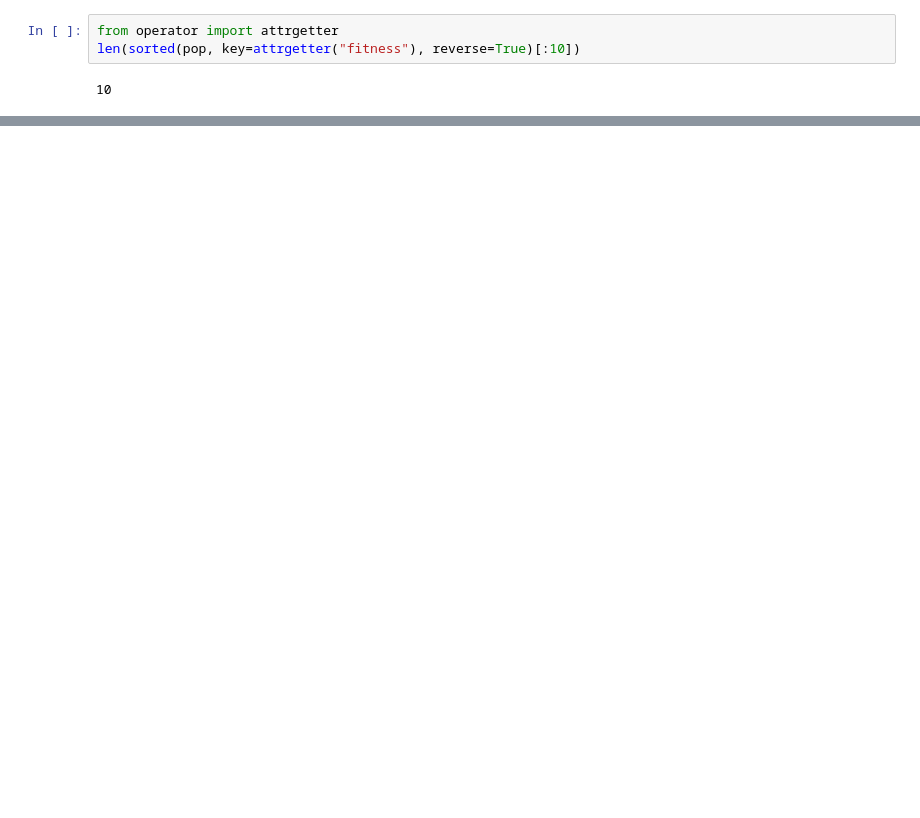
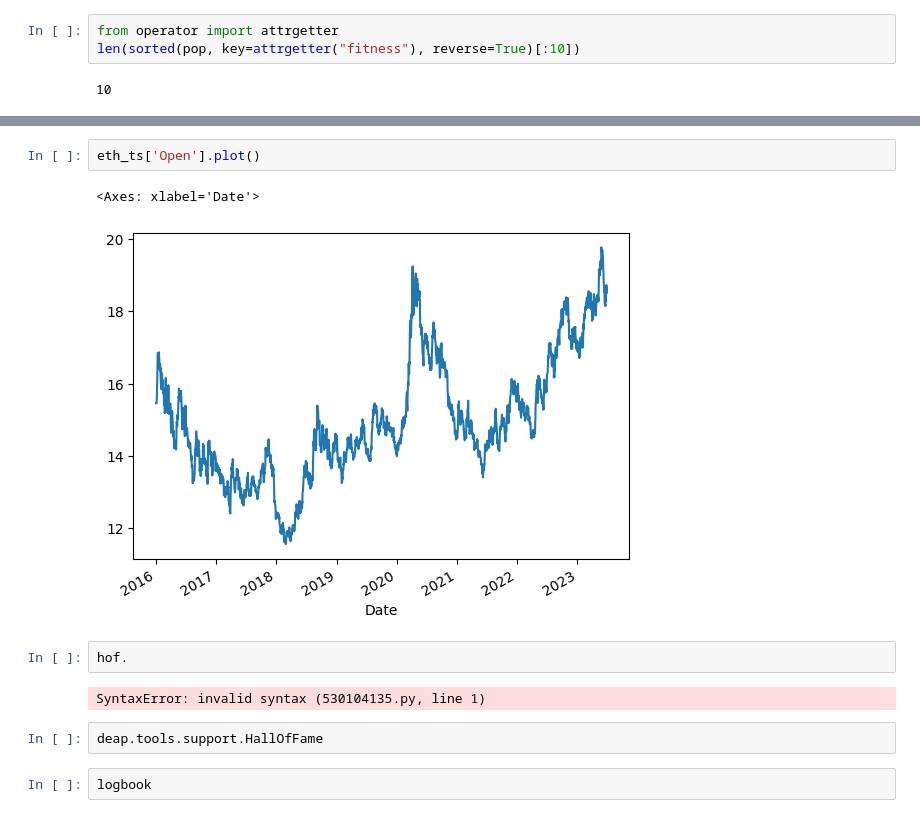
Before and after one commit to KhanNot/GP_trading_strategies, a Jupyter notebook: transform_df.ipynb, the cells around one changed output, grey strips where cells are left out. Saved outputs shown, nothing was run; the diff lists cells and outputs as text; blank space fills up the shorter version.

```diff
--- a/transform_df.ipynb
+++ b/transform_df.ipynb
@@ -647,0 +683,13 @@ val
+# %%
+eth_ts['Open'].plot()
+# %% [output]
+<Axes: xlabel='Date'>
+[figure, added]
+# %%
+hof.
+# %% [output]
+SyntaxError: invalid syntax (530104135.py, line 1)
+# %%
+deap.tools.support.HallOfFame
+# %%
+logbook
```
Also changed, not shown: parts of 30 cells of this notebook, 26 other files.
